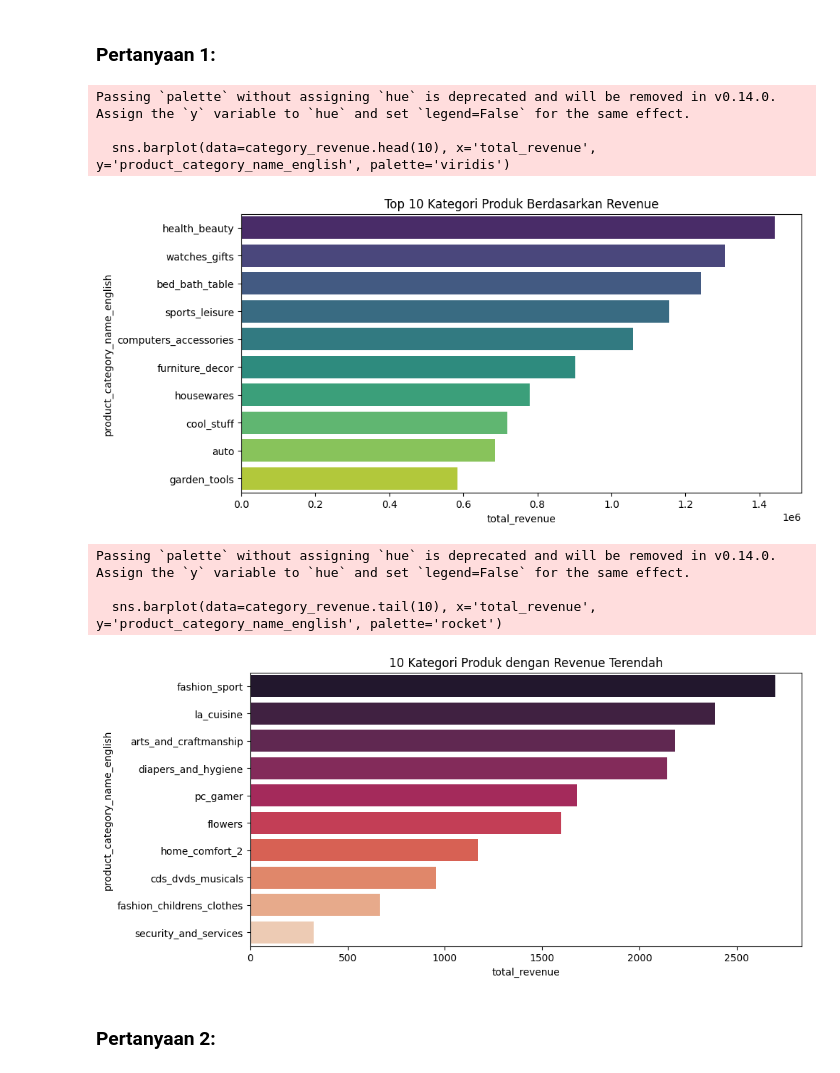
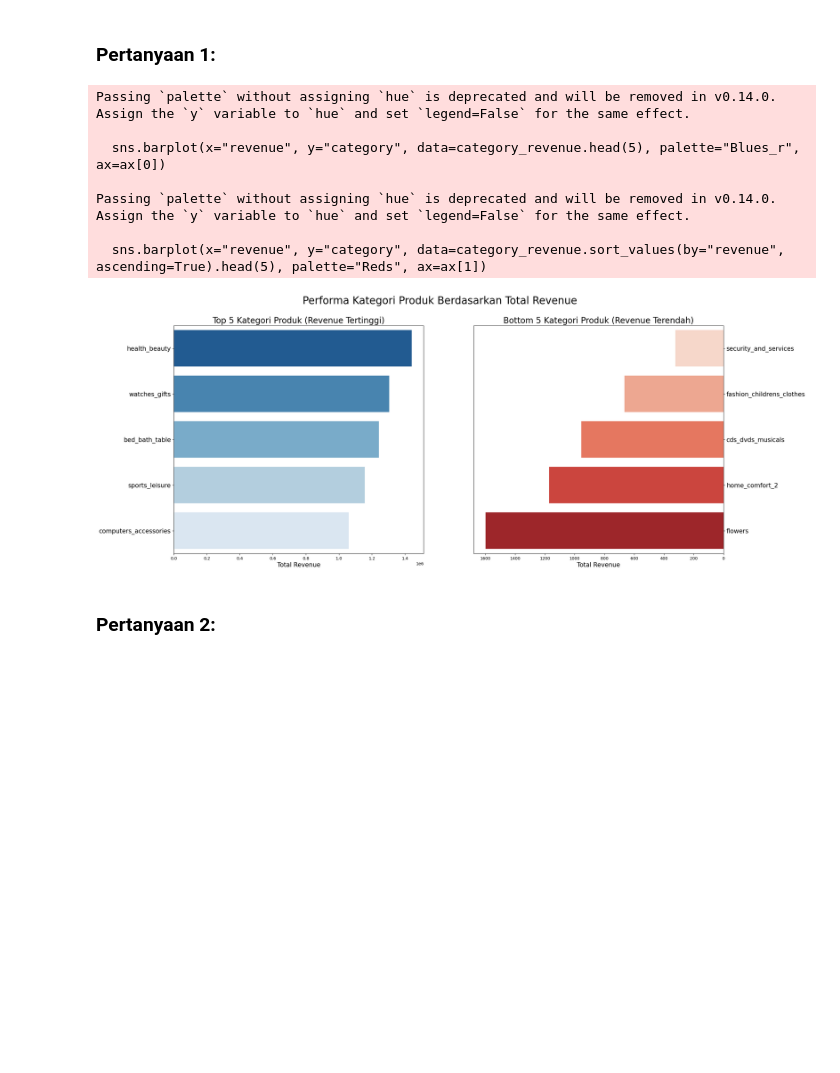
Before and after one commit to khatrunsalsabia-eng/dashboard, a Jupyter notebook: submission/notebook.ipynb, the cells around one changed output. Saved outputs shown, nothing was run; the diff lists cells and outputs as text; code cells hidden in the pictures; blank space fills up the shorter version.

```diff
--- a/submission/notebook.ipynb
+++ b/submission/notebook.ipynb
@@ -381,30 +357,42 @@ Monthly Trend Stats:
 ## Visualization & Explanatory Analysis
 # %% [markdown]
 ### Pertanyaan 1:
-# %%
-import matplotlib.pyplot as plt
-import seaborn as sns
-
-# Visualisasi Pertanyaan 1
-plt.figure(figsize=(10, 5))
-sns.barplot(data=category_revenue.head(10), x='total_revenue', y='product_category_name_english', palette='viridis')
-plt.title('Top 10 Kategori Produk Berdasarkan Revenue')
-plt.show()
-
-# Visualisasi Bottom 10
-plt.figure(figsize=(10, 5))
-sns.barplot(data=category_revenue.tail(10), x='total_revenue', y='product_category_name_english', palette='rocket')
-plt.title('10 Kategori Produk dengan Revenue Terendah')
-plt.show()
-# %% [output]
-Passing `palette` without assigning `hue` is deprecated and will be removed in v0.14.0. Assign the `y` variable to `hue` and set `legend=False` for the same effect.
-
-  sns.barplot(data=category_revenue.head(10), x='total_revenue', y='product_category_name_english', palette='viridis')
-[figure, removed]
-Passing `palette` without assigning `hue` is deprecated and will be removed in v0.14.0. Assign the `y` variable to `hue` and set `legend=False` for the same effect.
-
-  sns.barplot(data=category_revenue.tail(10), x='total_revenue', y='product_category_name_english', palette='rocket')
-[figure, removed]
+# %%
+import matplotlib.pyplot as plt
+import seaborn as sns
+
+# --- Visualisasi Pertanyaan 1: Performa Kategori Produk ---
+
+fig, ax = plt.subplots(nrows=1, ncols=2, figsize=(24, 10))
+
+# Top 5 Categories
+sns.barplot(x="revenue", y="category", data=category_revenue.head(5), palette="Blues_r", ax=ax[0])
+ax[0].set_ylabel(None)
+ax[0].set_xlabel("Total Revenue", fontsize=15)
+ax[0].set_title("Top 5 Kategori Produk (Revenue Tertinggi)", loc="center", fontsize=20)
+ax[0].tick_params(axis='y', labelsize=15)
+
+# Bottom 5 Categories
+sns.barplot(x="revenue", y="category", data=category_revenue.sort_values(by="revenue", ascending=True).head(5), palette="Reds", ax=ax[1])
+ax[1].set_ylabel(None)
+ax[1].set_xlabel("Total Revenue", fontsize=15)
+ax[1].invert_xaxis()
+ax[1].yaxis.set_label_position("right")
+ax[1].yaxis.tick_right()
+ax[1].set_title("Bottom 5 Kategori Produk (Revenue Terendah)", loc="center", fontsize=20)
+ax[1].tick_params(axis='y', labelsize=15)
+
+plt.suptitle("Performa Kategori Produk Berdasarkan Total Revenue", fontsize=25)
+plt.show()
+# %% [output]
+Passing `palette` without assigning `hue` is deprecated and will be removed in v0.14.0. Assign the `y` variable to `hue` and set `legend=False` for the same effect.
+
+  sns.barplot(x="revenue", y="category", data=category_revenue.head(5), palette="Blues_r", ax=ax[0])
+
+Passing `palette` without assigning `hue` is deprecated and will be removed in v0.14.0. Assign the `y` variable to `hue` and set `legend=False` for the same effect.
+
+  sns.barplot(x="revenue", y="category", data=category_revenue.sort_values(by="revenue", ascending=True).head(5), palette="Reds", ax=ax[1])
+[figure, added]
 # %% [markdown]
 ### Pertanyaan 2:
 # %%
```
Also changed, not shown: parts of 12 cells of this notebook, 1 other file.
